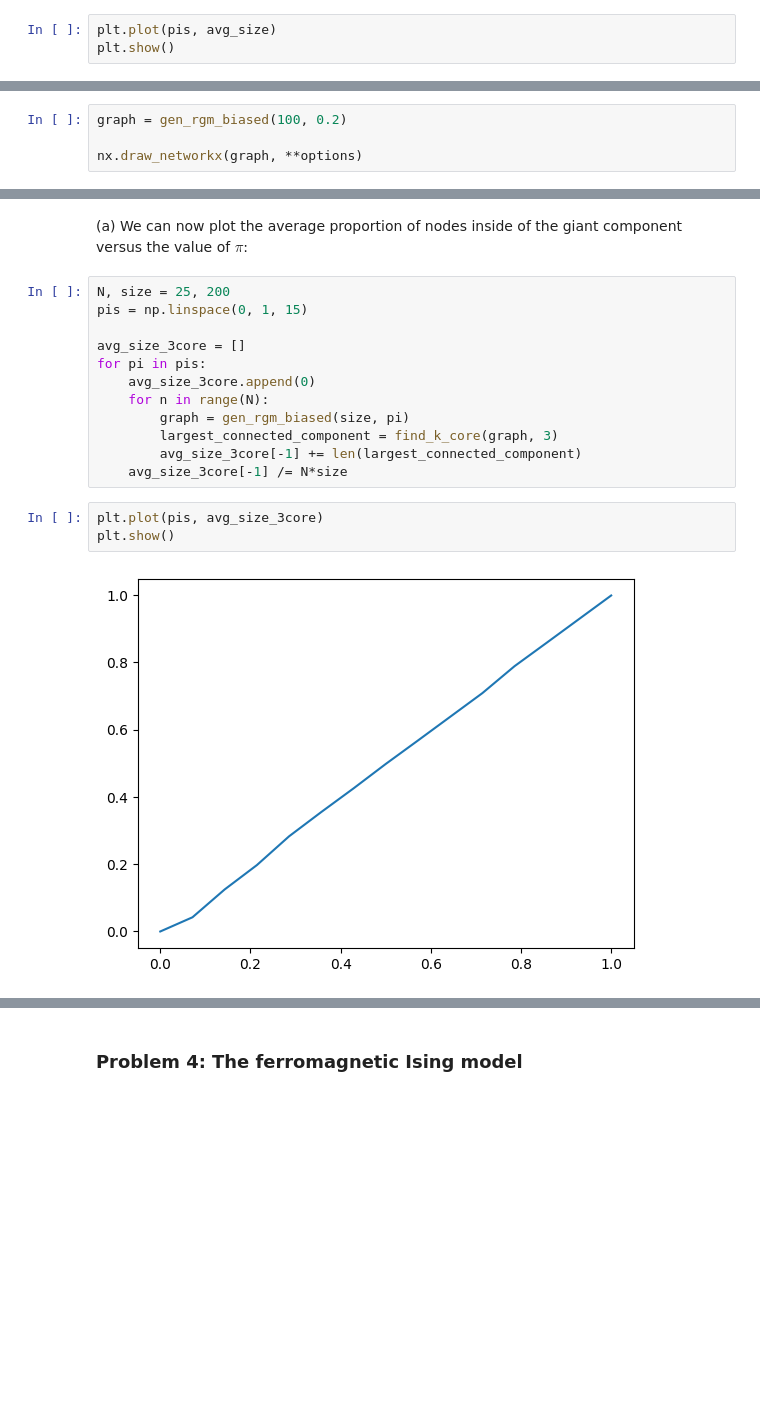
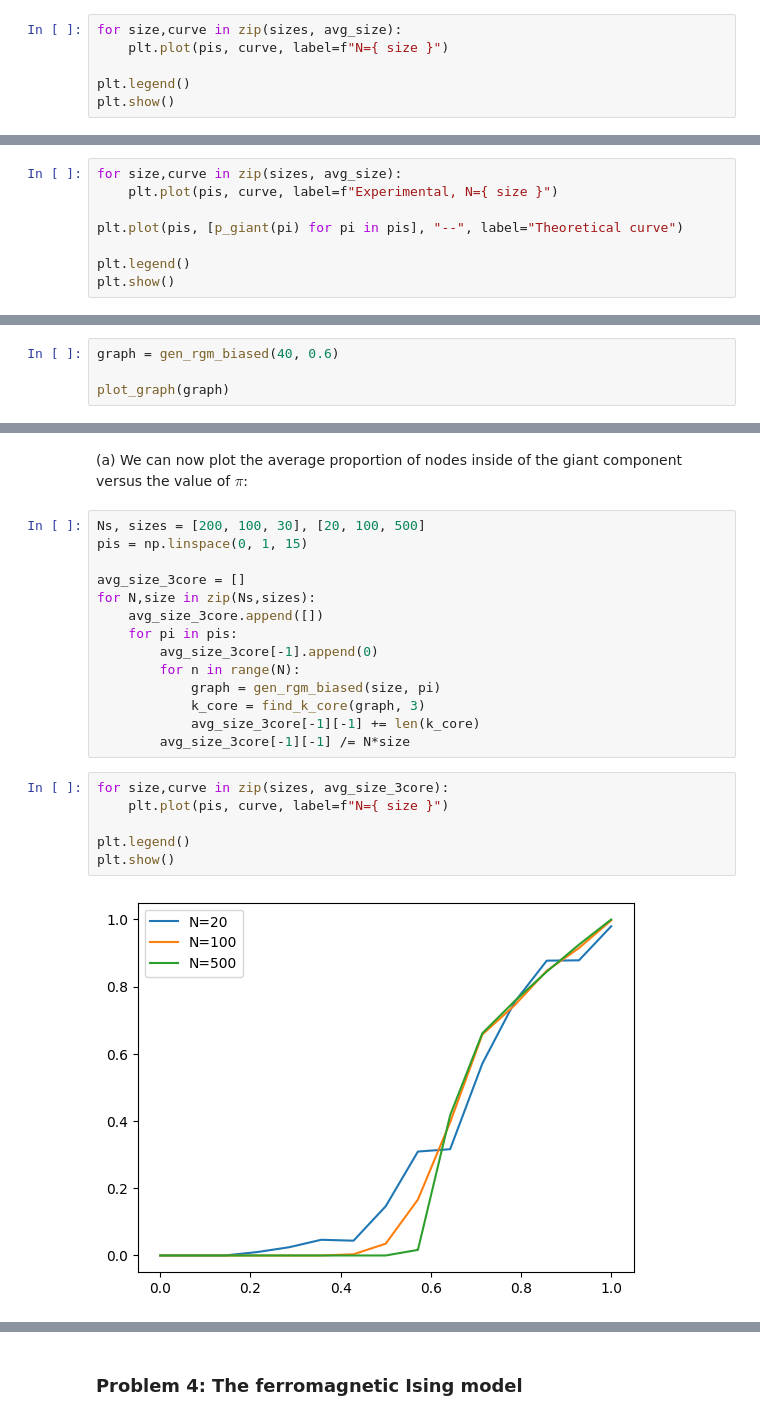
Before and after one commit to jolatechno/cours-ENS, a Jupyter notebook: cours/M2/S4/complex_network/project/JosephTOUZET_complex_network.ipynb, the cells around one changed output, grey strips where cells are left out. Drawn from its saved outputs; the diff is of its cells as text; blank space fills up the shorter version.

```diff
--- a/cours/M2/S4/complex_network/project/JosephTOUZET_complex_network.ipynb
+++ b/cours/M2/S4/complex_network/project/JosephTOUZET_complex_network.ipynb
@@ -181,4 +195,7 @@ for pi in pis:
 # %%
-plt.plot(pis, avg_size)
+for size,curve in zip(sizes, avg_size):
+    plt.plot(pis, curve, label=f"N={ size }")
+
+plt.legend()
 plt.show()
 # %% [output]
@@ -189,0 +257,8 @@ plt.show()
+# %%
+for size,curve in zip(sizes, avg_size):
+    plt.plot(pis, curve, label=f"Experimental, N={ size }")
+
+plt.plot(pis, [p_giant(pi) for pi in pis], "--", label="Theoretical curve")
+
+plt.legend()
+plt.show()
@@ -232,5 +296,5 @@ def find_k_core(graph, k):
 # %%
-graph = gen_rgm_biased(100, 0.2)
+graph = gen_rgm_biased(40, 0.6)
 
-nx.draw_networkx(graph, **options)
+plot_graph(graph)
 # %% [output]
@@ -245,19 +307,24 @@ nx.draw_networkx(core3_subgraph, **options)
 # %% [markdown]
 (a) We can now plot the average proportion of nodes inside of the giant component versus the value of $\pi$:
 # %%
-N, size = 25, 200
+Ns, sizes = [200, 100, 30], [20, 100, 500]
 pis = np.linspace(0, 1, 15)
 
 avg_size_3core = []
-for pi in pis:
-    avg_size_3core.append(0)
-    for n in range(N):
-        graph = gen_rgm_biased(size, pi)
-        largest_connected_component = find_k_core(graph, 3)
-        avg_size_3core[-1] += len(largest_connected_component)
-    avg_size_3core[-1] /= N*size
+for N,size in zip(Ns,sizes):
+    avg_size_3core.append([])
+    for pi in pis:
+        avg_size_3core[-1].append(0)
+        for n in range(N):
+            graph = gen_rgm_biased(size, pi)
+            k_core = find_k_core(graph, 3)
+            avg_size_3core[-1][-1] += len(k_core)
+        avg_size_3core[-1][-1] /= N*size
 # %%
-plt.plot(pis, avg_size_3core)
+for size,curve in zip(sizes, avg_size_3core):
+    plt.plot(pis, curve, label=f"N={ size }")
+
+plt.legend()
 plt.show()
 # %% [output]
-[figure, old version]
+[figure, new version]
```
Also changed, not shown: parts of 27 cells of this notebook.
